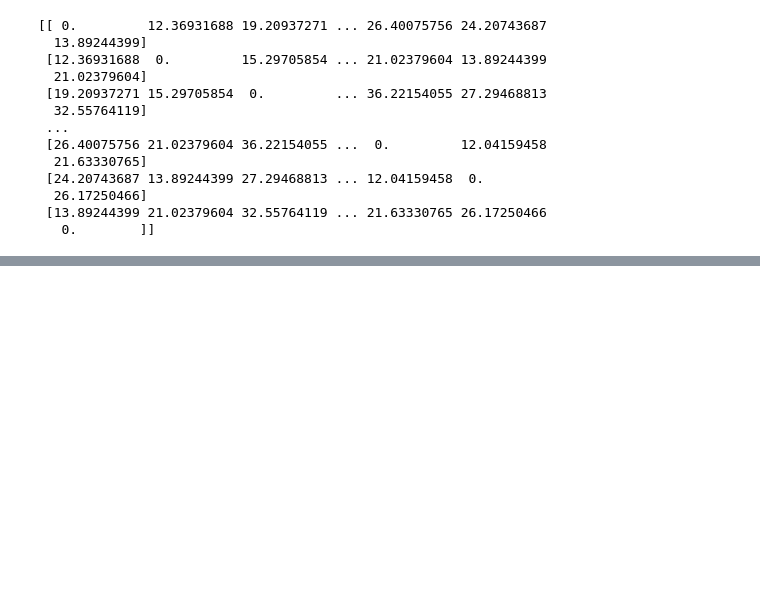
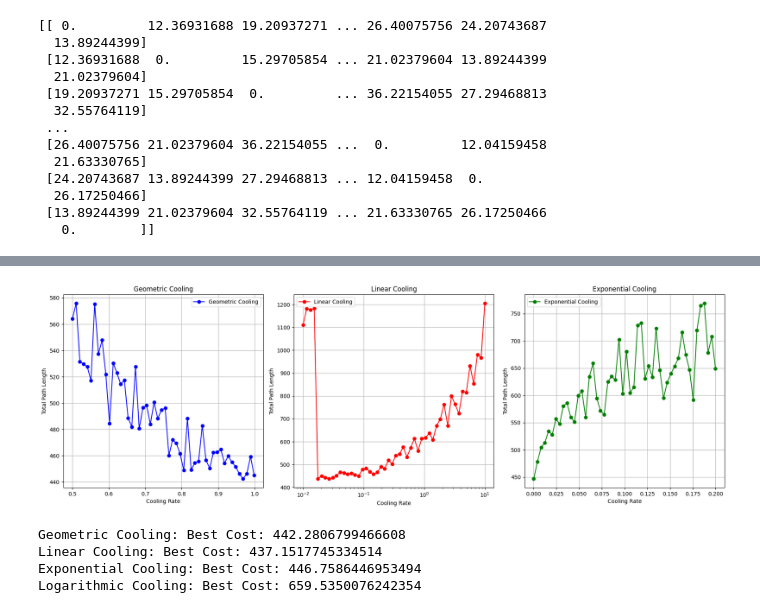
Before and after one commit to yoadvp-bit/Stochastic-simulations, a Jupyter notebook: assignment3.ipynb, the cells around one changed output, grey strips where cells are left out. Drawn from its saved outputs; the diff is of its cells as text; code cells hidden in the pictures; blank space fills up the shorter version.

```diff
--- a/assignment3.ipynb
+++ b/assignment3.ipynb
@@ -174,0 +208,76 @@ KeyboardInterrupt:
+# %%
+# Parameters
+initial_temp = 1000
+markov_length = 100
+max_iter = 60000
+
+# Geomnetric Cooling
+rates_geo = np.linspace(0.5, 0.999, 50)
+cost_geo = []
+sol_geo = []
+
+# Linear Cooling
+rates_linear = np.logspace(-2, 1, 50)
+cost_linear = []
+sol_linear = []
+
+# Exponential Cooling
+rates_exp = np.linspace(0.0001, 0.2, 50)
+cost_exp = []
+sol_exp = []
+
+for rate in rates_geo:
+    best_solution, best_cost = simulated_annealing(dist_matrix, initial_temp, "geometric_cooling_strategy", markov_length, max_iter ,rate)
+    sol_geo.append(best_solution)
+    cost_geo.append(best_cost)
+
+for rate in rates_linear:
+    best_solution, best_cost = simulated_annealing(dist_matrix, initial_temp, "linear_cooling_strategy", markov_length, max_iter, rate)
+    sol_linear.append(best_solution)
+    cost_linear.append(best_cost)
+
+for rate in rates_exp:
+    best_solution, best_cost = simulated_annealing(dist_matrix, initial_temp, "exponential_cooling_strategy", markov_length, max_iter, rate)
+    sol_exp.append(best_solution)
+    cost_exp.append(best_cost)
+
+best_solution, cost_log = simulated_annealing(dist_matrix, initial_temp, "logarithmic_cooling_strategy", markov_length, max_iter)
+
+fig, axes = plt.subplots(1, 3, figsize=(18, 6))
+# Geometric Cooling
+axes[0].plot(rates_geo, cost_geo, marker='o', color='blue', label='Geometric Cooling')
+axes[0].set_title("Geometric Cooling")
+axes[0].set_xlabel("Cooling Rate")
+axes[0].set_ylabel("Total Path Length")
+axes[0].legend()
+axes[0].grid(True)
+
+# Linear Cooling
+axes[1].semilogx(rates_linear, cost_linear, marker='o', color='red', label='Linear Cooling')
+axes[1].set_title("Linear Cooling")
+axes[1].set_xlabel("Cooling Rate")
+axes[1].set_ylabel("Total Path Length")
+axes[1].legend()
+axes[1].grid(True)
+
+# Exponential Cooling
+axes[2].plot(rates_exp, cost_exp, marker='o', color='green', label='Exponential Cooling')
+axes[2].set_title("Exponential Cooling")
+axes[2].set_xlabel("Cooling Rate")
+axes[2].set_ylabel("Total Path Length")
+axes[2].legend()
+axes[2].grid(True)
+
+plt.tight_layout()
+plt.show()
+
+print("Geometric Cooling: Best Cost:", min(cost_geo))
+print("Linear Cooling: Best Cost:", min(cost_linear))
+print("Exponential Cooling: Best Cost:", min(cost_exp))
+print("Logarithmic Cooling: Best Cost:", cost_log)
+# %% [output]
+[figure, added]
+Geometric Cooling: Best Cost: 442.2806799466608
+Linear Cooling: Best Cost: 437.1517745334514
+Exponential Cooling: Best Cost: 446.7586446953494
+Logarithmic Cooling: Best Cost: 659.5350076242354
```
Also changed, not shown: parts of 9 cells of this notebook.
